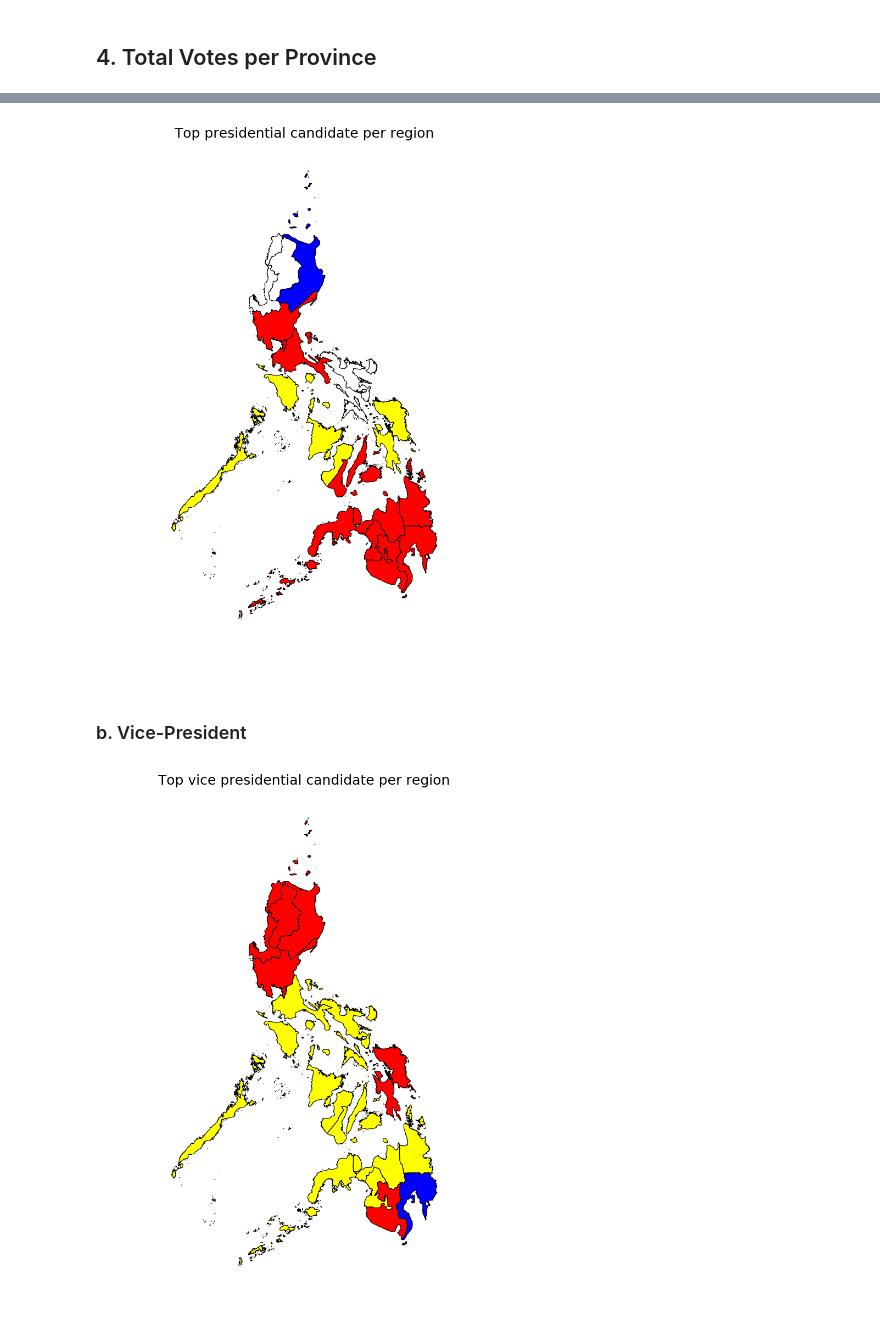
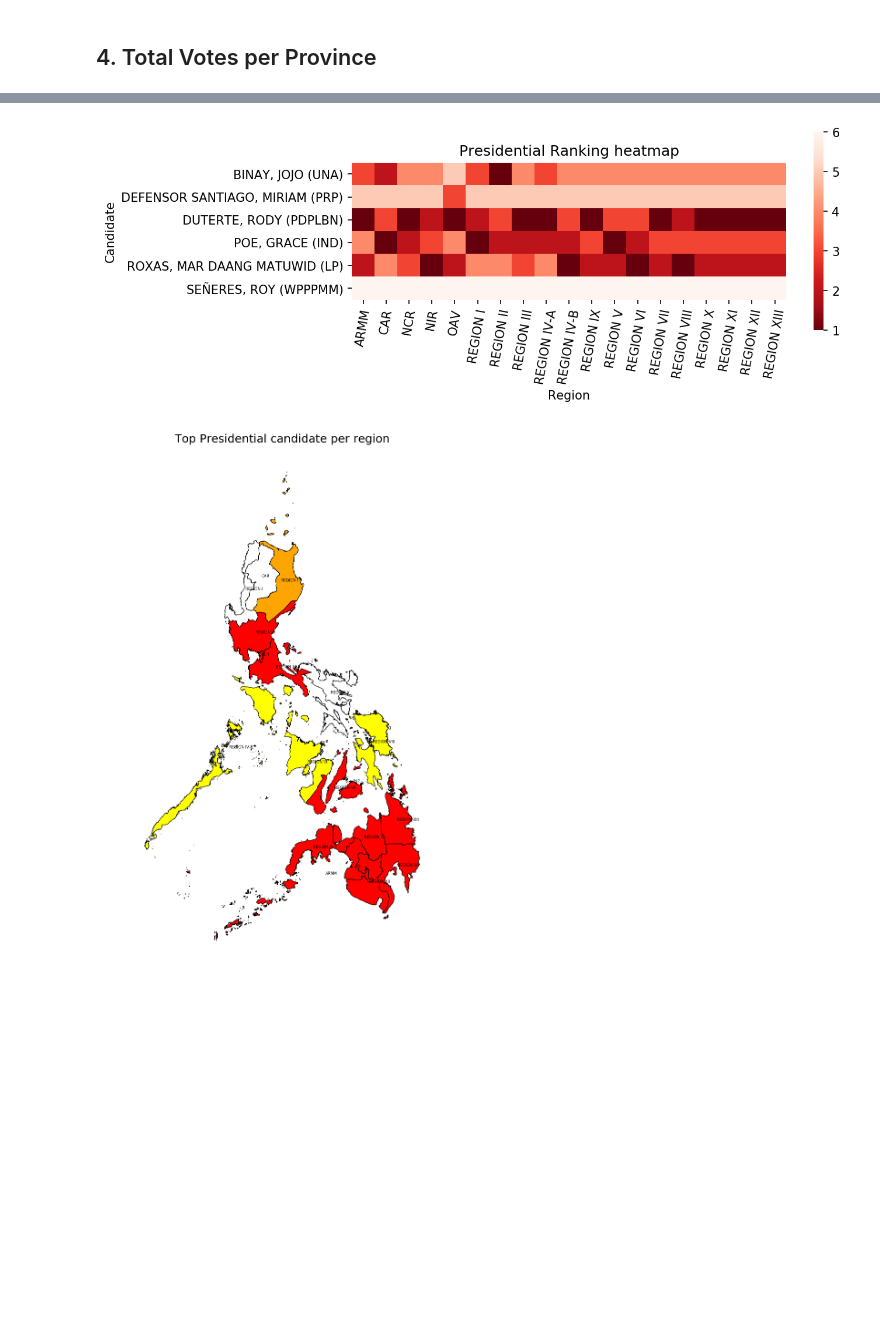
Before and after one commit to gpesleta/elections, a Jupyter notebook: PhilippineElections_Esleta.ipynb, the cells around one changed output, grey strips where cells are left out. Saved outputs shown, nothing was run; the diff lists cells and outputs as text; code cells hidden in the pictures; blank space fills up the shorter version.

```diff
--- a/PhilippineElections_Esleta.ipynb
+++ b/PhilippineElections_Esleta.ipynb
@@ -410,7 +707,0 @@ df_vp_ranking_pivot = df_vp_ranking.pivot(index='candidate_name', columns='regio
-# %%
-fig, ax = plt.subplots(dpi=150, figsize=(10,3))
-sns.heatmap(df_vp_ranking_pivot, ax=ax, cmap='hot_r', square=True)
-ax.set_xlabel('Region')
-ax.set_ylabel('Candidate')
-ax.set_title('Vice-Presidential ranking heatmap')
-plt.xticks(rotation=80);
@@ -433,21 +707,0 @@ pres_merged = ph0.merge(df_pres_top, left_on='region', right_on='region')
-# %%
-color_map = {'DUTERTE, RODY (PDPLBN)': 'red',
-             'POE, GRACE (IND)': 'white',
-             'ROXAS, MAR DAANG MATUWID (LP)': 'yellow',
-             'BINAY, JOJO (UNA)': 'blue'}
-
-
-fig, ax = plt.subplots(dpi=150, figsize=(6,8))
-ax.set_title('Top presidential candidate per region', fontsize=12);
-
-for candidate in pres_merged['candidate_name'].unique():
-    pres_merged[pres_merged['candidate_name'] == candidate].plot(ax=ax, color = color_map[candidate],
-                                          categorical = True, legend=True)
-
-pres_merged.geometry.boundary.plot(color=None,edgecolor='k',linewidth = .5,ax=ax);
-plt.rcParams.update({'font.size': 18})
-ax.axis('off');
-# %% [output]
-[figure, removed]
-# %% [markdown]
-### b. Vice-President
@@ -456,18 +707,0 @@ vp_merged = ph0.merge(df_vp_top, left_on='region', right_on='region')
-# %%
-color_map = {'ROBREDO, LENI DAANG MATUWID (LP)': 'yellow',
-             'MARCOS, BONGBONG (IND)': 'red',
-               'CAYETANO, ALAN PETER (IND)': 'blue'}
-
-
-fig, ax = plt.subplots(dpi=150, figsize=(6,8))
-ax.set_title('Top vice presidential candidate per region', fontsize=12);
-
-for candidate in vp_merged['candidate_name'].unique():
-    vp_merged[vp_merged['candidate_name'] == candidate].plot(ax=ax, color = color_map[candidate],
-                                          categorical = True, legend=True)
-
-vp_merged.geometry.boundary.plot(color=None,edgecolor='k',linewidth = .5,ax=ax);
-plt.rcParams.update({'font.size': 18})
-ax.axis('off');
-# %% [output]
-[figure, removed]
@@ -473,0 +762,5 @@ ax.axis('off');
+# %%
+display_ranks('president', 'region')
+# %% [output]
+[figure, added]
+[figure, added]
```
Also changed, not shown: parts of 112 cells of this notebook, 22 other files.
